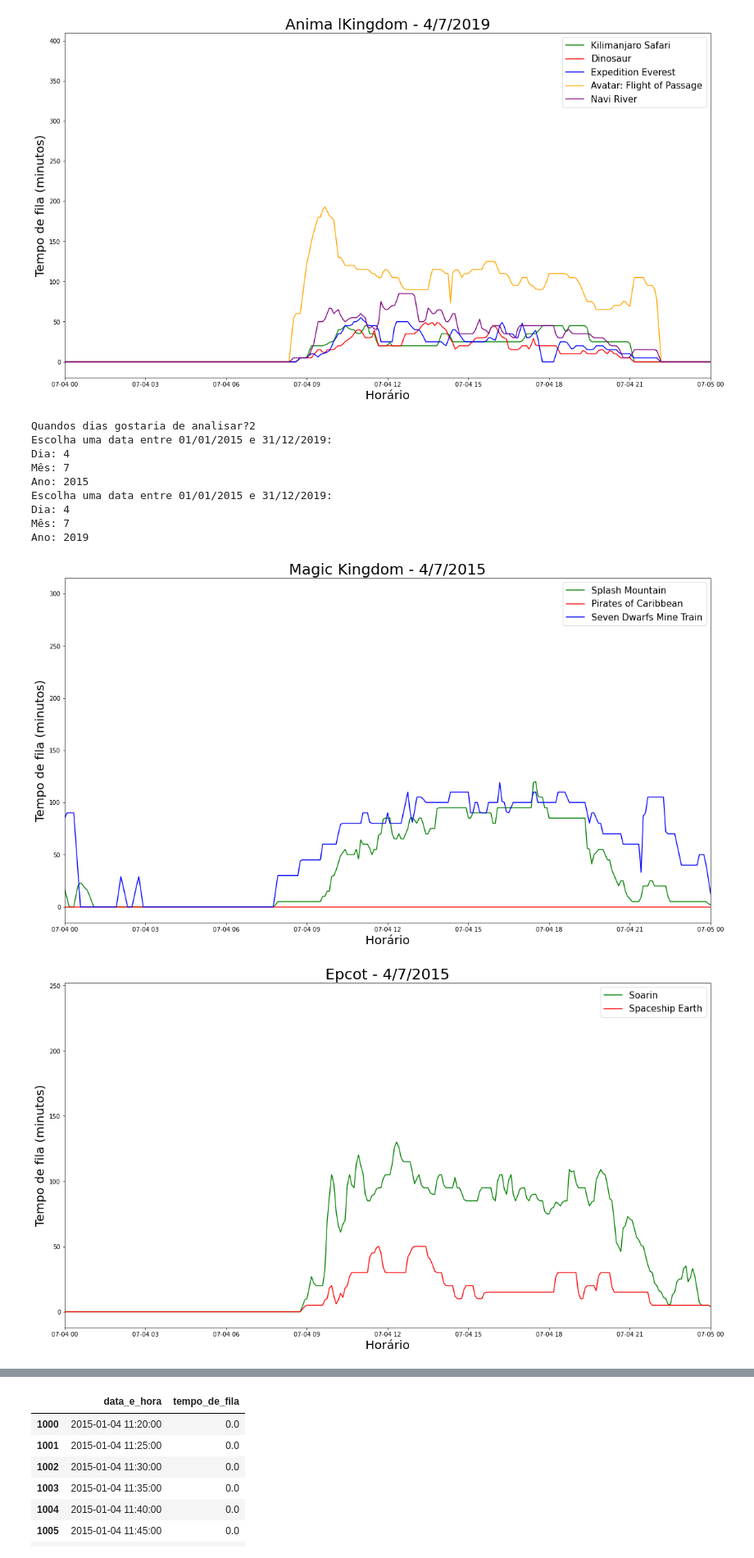
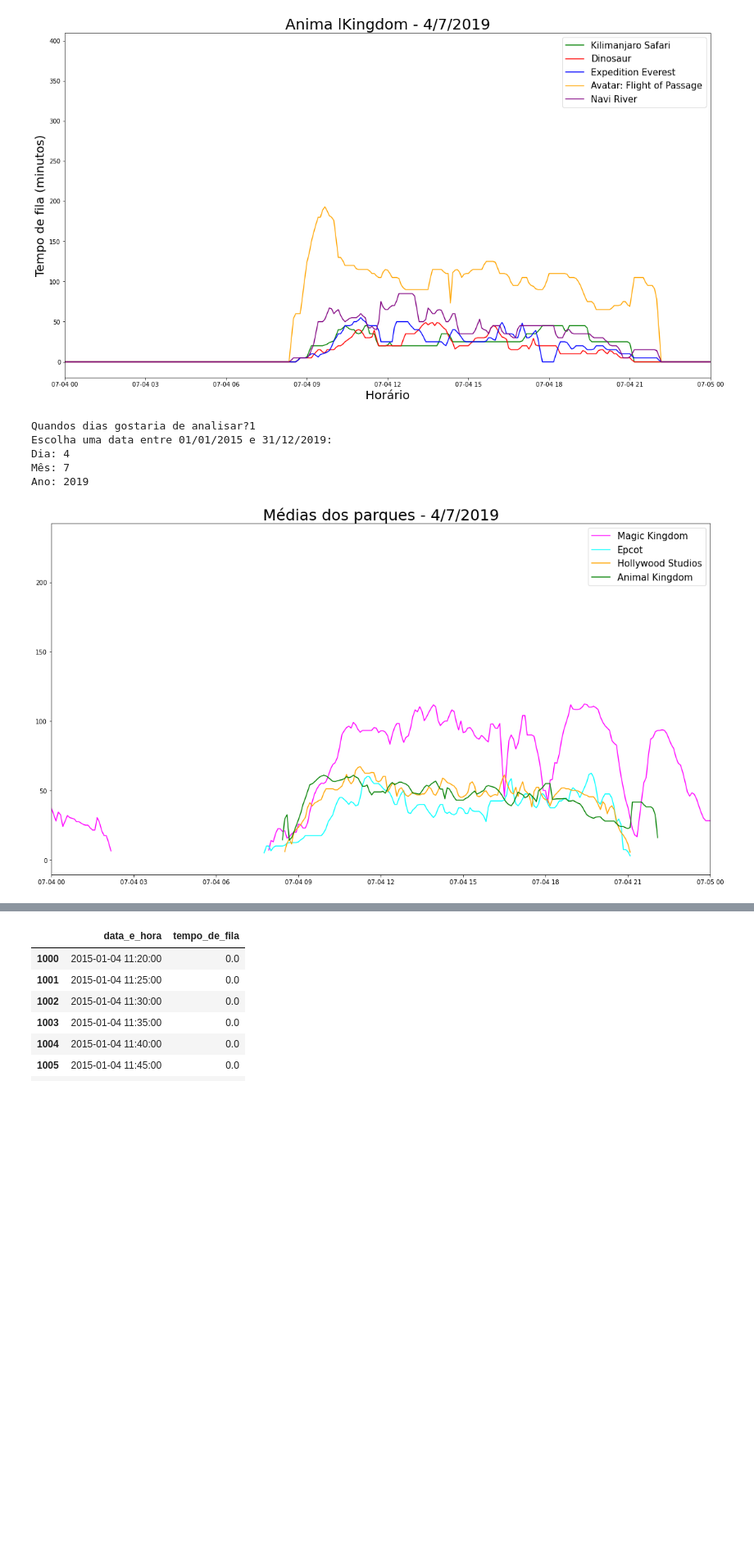
Before and after one commit to LuisFTacla/WDW_Attendance_Calculator, a Jupyter notebook: Plots_diarios.ipynb, the cells around one changed output, grey strips where cells are left out. Shown at 82% size. Saved outputs shown, nothing was run; the diff lists cells and outputs as text; code cells hidden in the pictures; blank space fills up the shorter version.

```diff
--- a/Plots_diarios.ipynb
+++ b/Plots_diarios.ipynb
@@ -165,8 +78,0 @@ See the caveats in the documentation: https://pandas.pydata.org/pandas-docs/stab
-# %%
-for i in range(1,15):
-  for j in range(0,525888):
-    if datasets_das_atracoes[i].tempo_de_fila[j] != 0:
-      datasets_das_atracoes[i].status[j] = 1
-    else:
-      datasets_das_atracoes[i].status[j] = 0
-  print(nome_das_atracoes[i])
@@ -323,10 +283,10 @@ def plota_animal (data_escolhida, dia_seguinte):
 def plota_medias (data_escolhida, dia_seguinte):
   fig = plt.figure(figsize = (15,8))
   eixo = fig.add_axes([0, 0, 1, 1])
-  eixo.plot(MagicKingdom['data_e_hora'], MagicKingdom['Media'], color = 'magenta')
-  eixo.plot(Epcot['data_e_hora'], Epcot['Media'], color = 'cyan')
-  eixo.plot(HollywoodStudios['data_e_hora'], HollywoodStudios['Media'], color = 'orange')
-  eixo.plot(AnimalKingdom['data_e_hora'], AnimalKingdom['Media'], color = 'green')
+  eixo.plot(MagicKingdom['data_e_hora'], MagicKingdom['media'], color = 'magenta')
+  eixo.plot(Epcot['data_e_hora'], Epcot['media'], color = 'cyan')
+  eixo.plot(HollywoodStudios['data_e_hora'], HollywoodStudios['media'], color = 'orange')
+  eixo.plot(AnimalKingdom['data_e_hora'], AnimalKingdom['media'], color = 'green')
   eixo.set_xlim(data_escolhida,dia_seguinte)
   eixo.set_title('Médias dos parques - {}/{}/{}'.format(d, m, y), fontsize = 25)
   eixo.legend(['Magic Kingdom',	'Epcot', 'Hollywood Studios', 'Animal Kingdom'], loc = 'upper right', fontsize = 15)
@@ -343,27 +303,18 @@ plota_animal(data_escolhida, dia_seguinte)
 # %%
 days = int(input('Quandos dias gostaria de analisar?'))
 for days in range(0, days):
   print('Escolha uma data entre 01/01/2015 e 31/12/2019: ')
   d = int(input('Dia: '))
   m = int(input('Mês: '))
   y = int(input('Ano: '))
   data_escolhida = datetime(y, m, d)
   dia_seguinte = data_escolhida + timedelta(days=1)
 
-  plota_magic(data_escolhida, dia_seguinte)
-  plota_epcot(data_escolhida, dia_seguinte)
-  plota_hollywood(data_escolhida, dia_seguinte)
-  plota_animal(data_escolhida, dia_seguinte)
   plota_medias(data_escolhida, dia_seguinte)
 # %% [output]
-Quandos dias gostaria de analisar?2
-Escolha uma data entre 01/01/2015 e 31/12/2019:
-Dia: 4
-Mês: 7
-Ano: 2015
+Quandos dias gostaria de analisar?1
 Escolha uma data entre 01/01/2015 e 31/12/2019:
 Dia: 4
 Mês: 7
 Ano: 2019
-[figure, old version]
+[figure, new version]
-[figure, removed]
```
Also changed, not shown: parts of 13 cells of this notebook.
